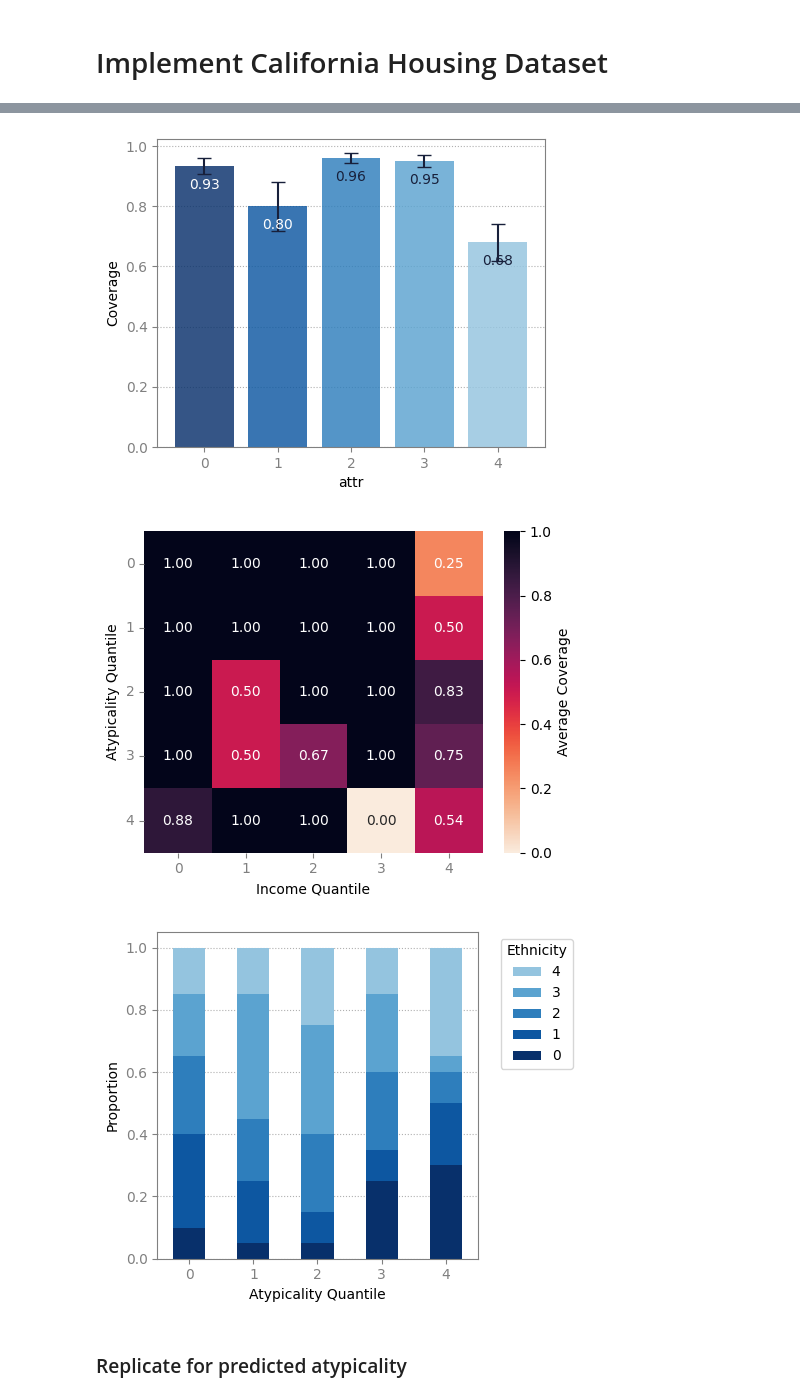
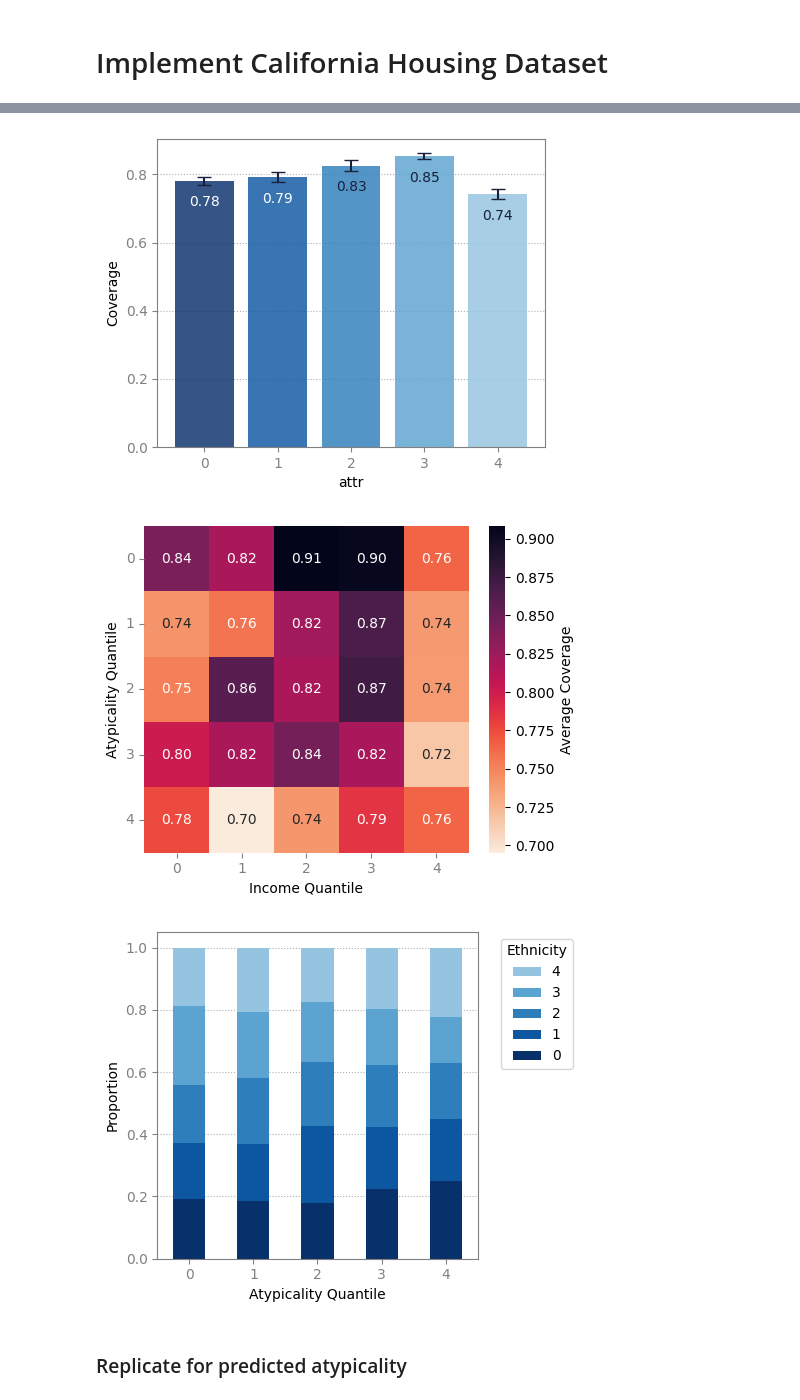
Before and after one commit to audtree/extending-atypicality, a Jupyter notebook: notebooks/proof-of-concept.ipynb, the cells around one changed output, grey strips where cells are left out. Drawn from its saved outputs; the diff is of its cells as text; code cells hidden in the pictures.

```diff
--- a/notebooks/proof-of-concept.ipynb
+++ b/notebooks/proof-of-concept.ipynb
@@ -346,7 +252,7 @@ atypicality_settings = [('logjointmvn_score', 0)]
 coverage_by_quantile_lambda, df_chd = evaluate_lambda_adjusted_interval_coverage(atypicality_settings,
                                         make_and_split_data=load_and_split_chd_data,
                                         fit_cp_model=fit_conformal_cp_model,
-                                        n_samples=5000,
+                                        n_samples=20000,
                                         n_splits=5,
                                         true_atypicality=True,
                                         num_quantiles=5,
@@ -355,11 +261,11 @@ coverage_by_quantile_lambda, df_chd = evaluate_lambda_adjusted_interval_coverage
                                         silent=True)
 
 # Save results to a pickle file
-with open("../intermediate/chd_dfs_conformal_atypicality.pkl", "wb") as f:
+with open("../intermediate/chd_dfs_conformal_atypicality_20k.pkl", "wb") as f:
     pickle.dump(df_chd, f)
 # %%
 # Re-load pickled file
-with open("../intermediate/chd_dfs_conformal_atypicality.pkl", "rb") as f:
+with open("../intermediate/chd_dfs_conformal_atypicality_20k.pkl", "rb") as f:
     df_chd_atypicality = pickle.load(f)
 
 # Quantiles correspond to the bins: 4999-23523, 23523-31406, 31406-39670, 39670-51097, 51097-15000
@@ -371,5 +277,5 @@ plot_coverage_across_atypicality_quantile(df=coverage_by_quantile_lambda,
                                           save=False)
 avg_coverage_by_attr_witherror(df_chd_atypicality['logjointmvn_score_lam0'], attribute_name="attr")
 heatmap_by_quantile_attribute(df_chd_atypicality['logjointmvn_score_lam0'], attribute="attr", attribute_name="Income Quantile")
-plot_mean_demographic_composition(df_chd_atypicality['logjointmvn_score_lam0'], num_quantiles=5)
+plot_mean_demographic_composition(df_chd_atypicality['logjointmvn_score_lam0'], attribute_name="Income Quantile", num_quantiles=5)
 # %% [output]
@@ -377,6 +283,6 @@ plot_mean_demographic_composition(df_chd_atypicality['logjointmvn_score_lam0'],
-[figure, old version]
+[figure, new version]
-[figure, old version]
+[figure, new version]
-[figure, old version]
+[figure, new version]
 # %% [markdown]
 ### Replicate for predicted atypicality
 # %%
```
Also changed, not shown: parts of 7 cells of this notebook, 1 other file.
